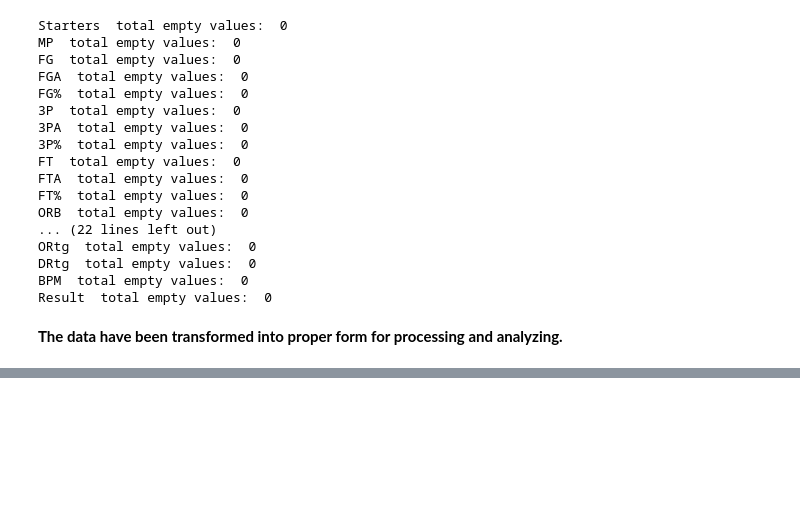
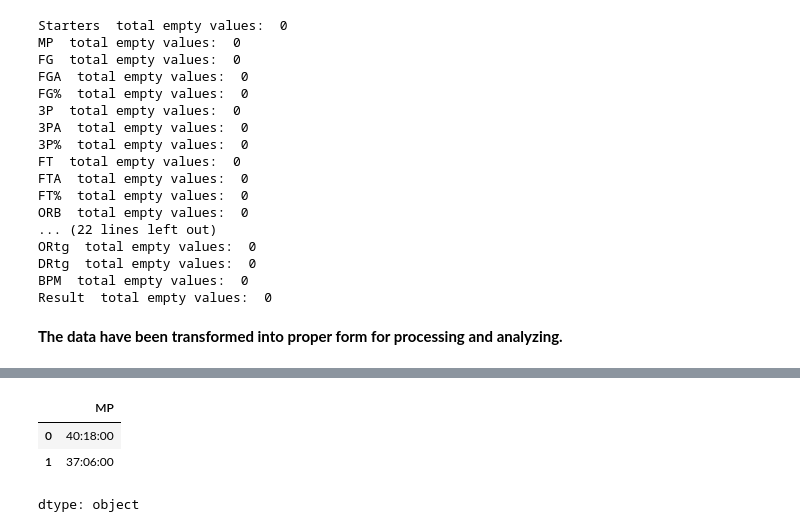
Before and after one commit to ChristosBellos/MyMachineLearningRepository, a Jupyter notebook: Basketball_Games_Analysis.ipynb, the cells around one changed output, grey strips where cells are left out. Saved outputs shown, nothing was run; the diff lists cells and outputs as text; code cells hidden in the pictures; blank space fills up the shorter version.

```diff
--- a/Basketball_Games_Analysis.ipynb
+++ b/Basketball_Games_Analysis.ipynb
@@ -165,0 +271,7 @@ Result  total empty values:  0
+# %%
+df_clean["MP"].head(2)
+# %% [output]
+|  | MP |
+| 0 | 40:18:00 |
+| 1 | 37:06:00 |
+dtype: object
```
Also changed, not shown: parts of 11 cells of this notebook.
